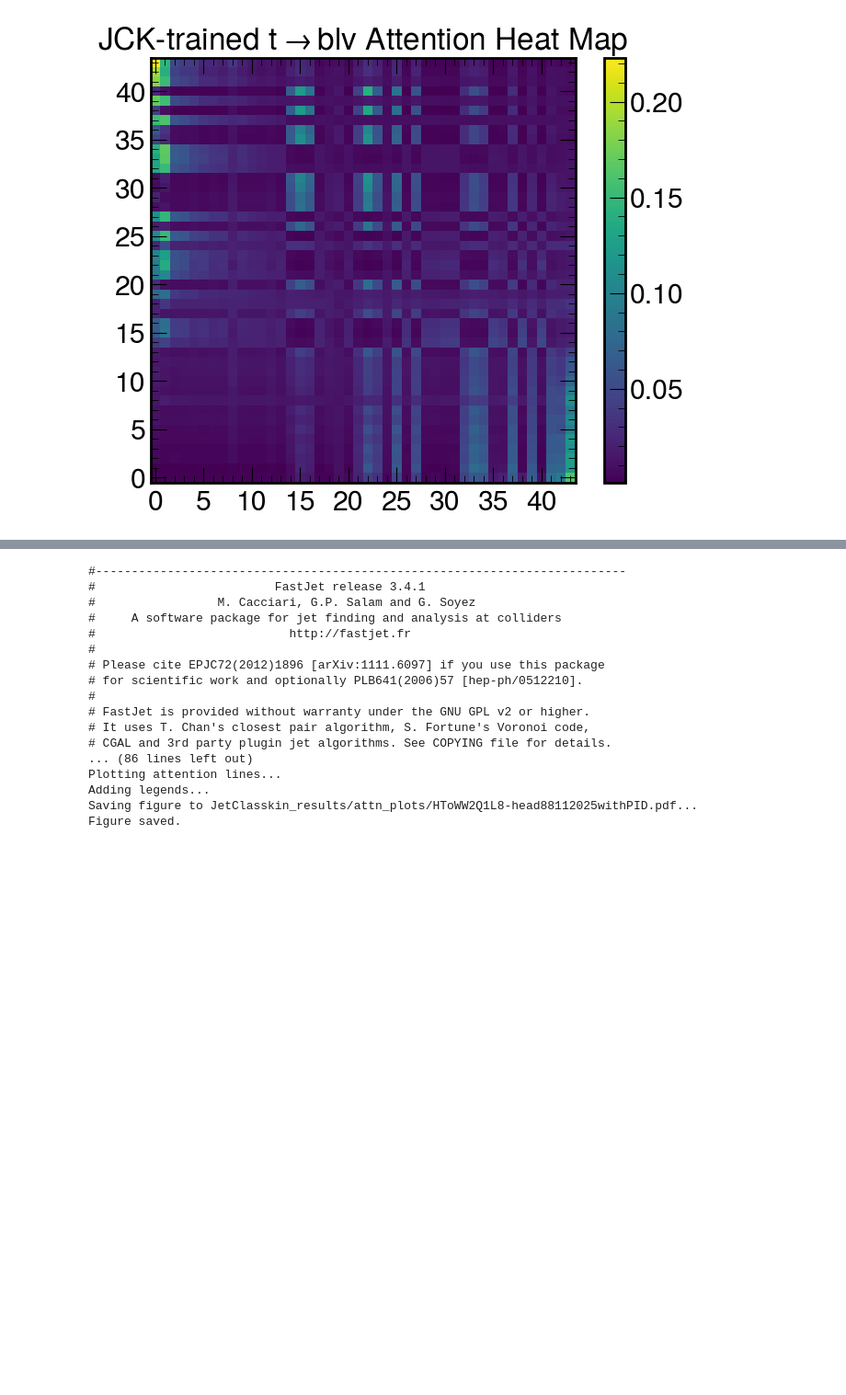
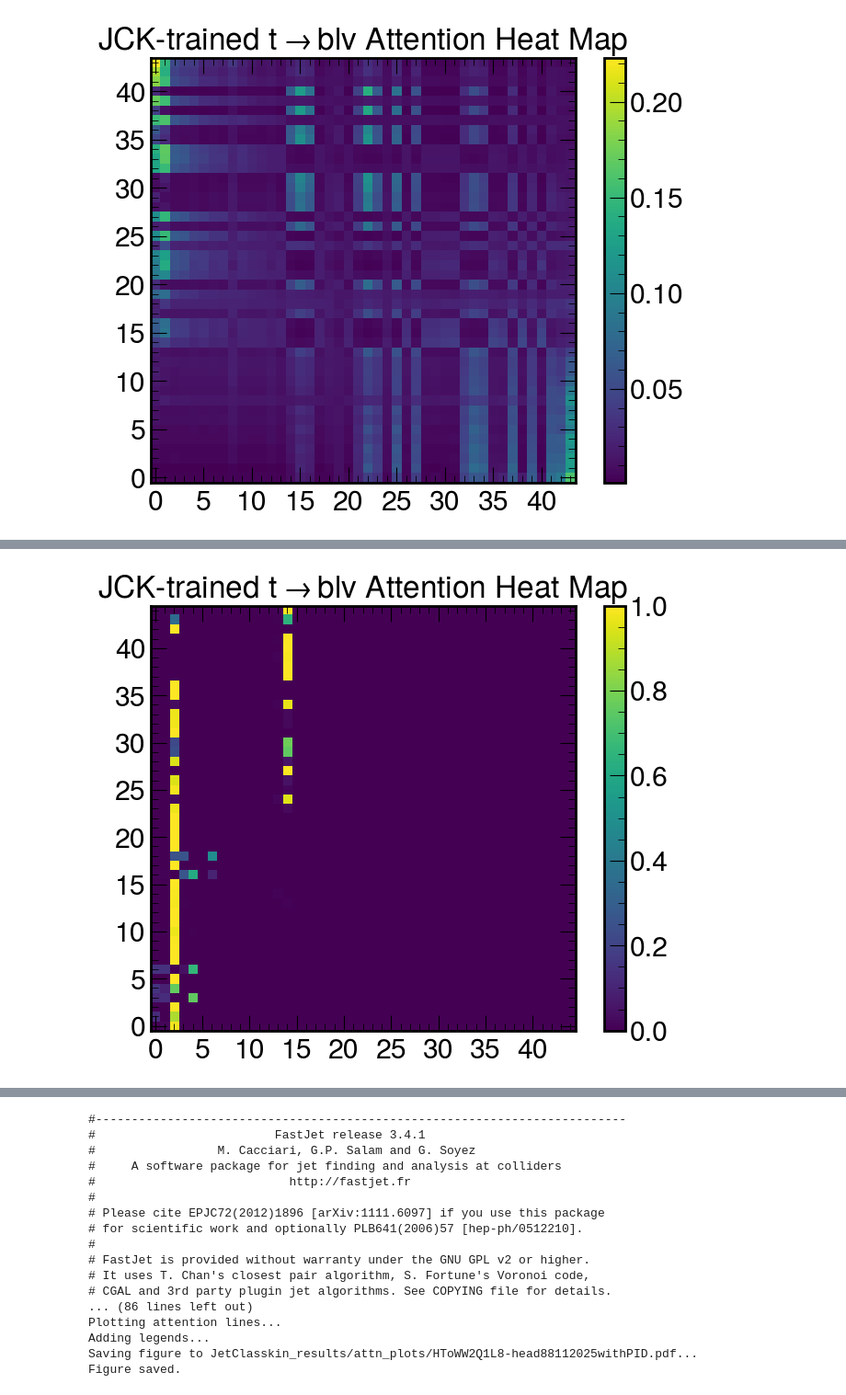
Before and after one commit to tim-legge/ParT_Interpretability, a Jupyter notebook: JetClass_kin_binary_AttentionGraphs.ipynb, the cells around one changed output, grey strips where cells are left out. Shown at 92% size. Drawn from its saved outputs; the diff is of its cells as text; code cells hidden in the pictures; blank space fills up the shorter version.

Commit message:
preliminary graphs and load models

```diff
--- a/JetClass_kin_binary_AttentionGraphs.ipynb
+++ b/JetClass_kin_binary_AttentionGraphs.ipynb
@@ -2657,0 +2742,10 @@ plt.show()
+# %%
+jck_binary_state_dict = torch.load(jck_higgs_bb_leptonic_trained_modelpath, map_location=torch.device('cpu'))
+jck_binary_model_higgs.load_state_dict(jck_binary_state_dict)
+jck_pf_features = np.load('./jc_higgs_bb_leptonic_data/jck_higgs_bb_leptonic_pf_features.npy')[:batch_size]
+jck_pf_vectors = np.load('./jc_higgs_bb_leptonic_data/jck_higgs_bb_leptonic_pf_vectors.npy')[:batch_size]
+jck_pf_mask = np.load('./jc_higgs_bb_leptonic_data/jck_higgs_bb_leptonic_pf_mask.npy')[:batch_size]
+jck_pf_points = np.load('./jc_higgs_bb_leptonic_data/jck_higgs_bb_leptonic_pf_points.npy')[:batch_size]
+jck_labels = np.load('./jc_higgs_bb_leptonic_data/jck_higgs_bb_leptonic_labels.npy')[:batch_size]
+
+print(jck_pf_features.shape)
@@ -2657,0 +2754,7 @@ plt.show()
+# %%
+jck_binary_model_higgs.eval()
+with torch.no_grad():
+    jck_y_pred= jck_binary_model_higgs(torch.from_numpy(jck_pf_points),torch.from_numpy(jck_pf_features),torch.from_numpy(jck_pf_vectors),torch.from_numpy(jck_pf_mask))
+jck_attention = jck_binary_model_higgs.get_attention_matrix()
+jck_interaction = jck_binary_model_higgs.get_interactionMatrix()
+jck_higgs_bb_leptonic_padding = jck_binary_model_hooks_higgs.get_padding(jck_binary_model_hooks_higgs.pre_softmax_attentions, jck_pf_mask)
@@ -2657,0 +2779,35 @@ plt.show()
+# %%
+import numpy as np
+import matplotlib.pyplot as plt
+
+# Assuming the following variables are already defined
+# Example dummy data for context:
+# attention = np.random.rand(12, 128, 64, 64)  # A random tensor for illustration purposes
+# num = 50  # You can replace this with your actual value
+
+jet = 1
+head = 4
+
+# Plotting the attention matrix with the origin in the lower left
+plt.figure(figsize=(8, 6))  # Adjust figure size as needed
+
+# Visualizing a specific part of the attention matrix
+plt.imshow(jck_attention[7][jet][head, 0:jck_higgs_bb_leptonic_padding[jet], 0:jck_higgs_bb_leptonic_padding[jet]], origin='lower', cmap='viridis')
+
+# Adding colorbar
+plt.colorbar()
+
+# Set the x and y ticks to integer values
+plt.xticks(np.arange(0, jck_higgs_bb_leptonic_padding[jet], step=5))  # Set x-axis ticks as integers with step size of 5
+plt.yticks(np.arange(0, jck_higgs_bb_leptonic_padding[jet], step=5))  # Same for y-axis
+plt.title(r'JCK-trained $t\rightarrow blv$ Attention Heat Map', fontsize=24)
+
+# Using LaTeX for the title in particle decay process format
+
+# Save the plot to a file
+#plt.savefig('JetClasskin_results/heatmaps/jck_heatmap_TTBarLep_head.pdf', bbox_inches="tight")
+
+# Show the plot
+plt.show()
+# %% [output]
+[figure, added]
```
Also changed, not shown: parts of 10 cells of this notebook, 10 other files.
